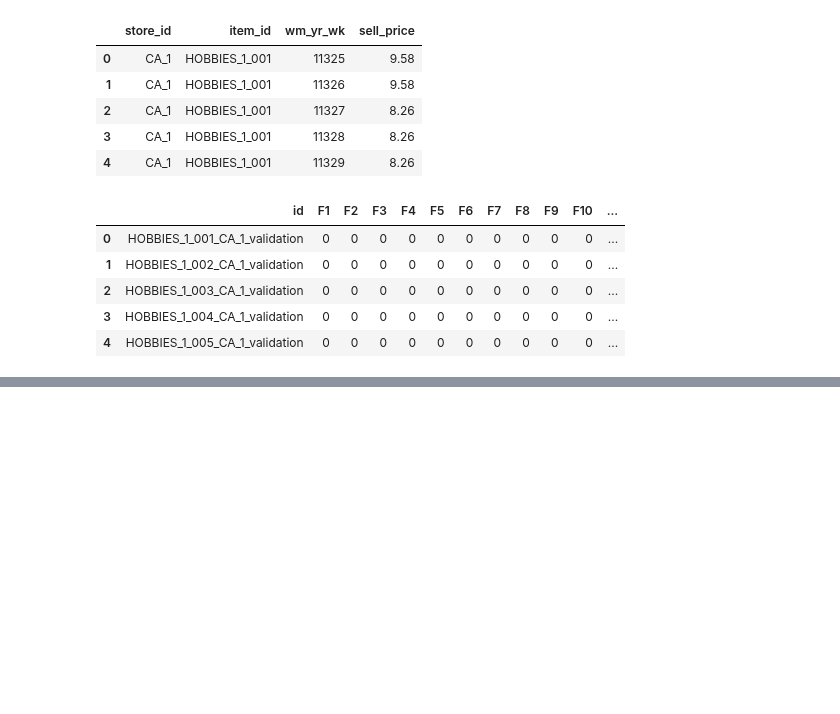
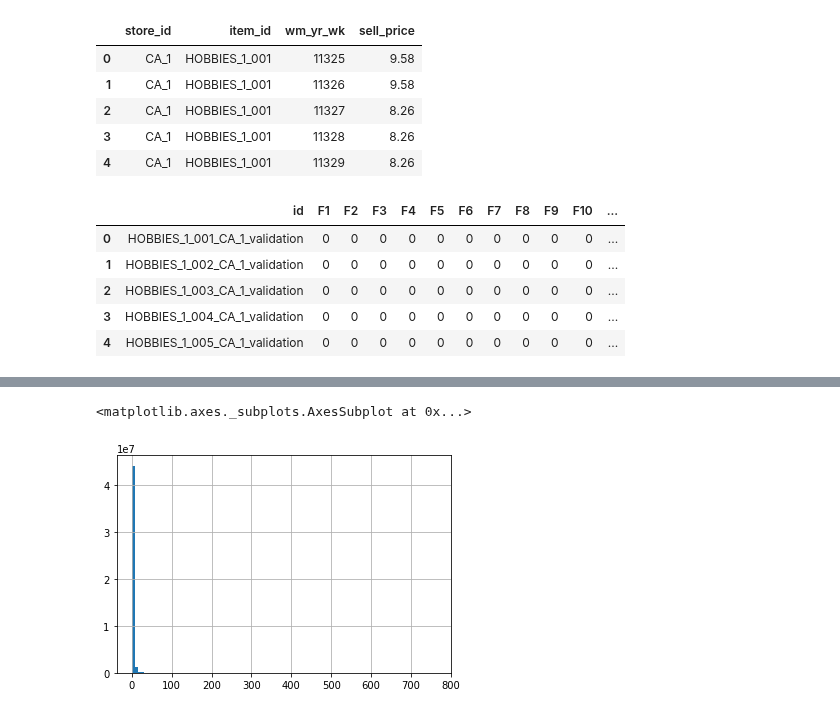
Before and after one commit to MitsuruFujiwara/M5-Forecasting-Accuracy, a Jupyter notebook: src/901_check_data.ipynb, the cells around one changed output, grey strips where cells are left out. Drawn from its saved outputs; the diff is of its cells as text; code cells hidden in the pictures; blank space fills up the shorter version.

Commit message:
update features sales

```diff
--- a/src/901_check_data.ipynb
+++ b/src/901_check_data.ipynb
@@ -64,0 +62,7 @@ df_sub.tail()
+# %%
+cols_date = [c for c in df_sales.columns if 'd_' in c]
+df_sales['pre_sale_flag'] = True
+# %%
+for c in tqdm_notebook(cols_date):
+    df_sales.loc[(df_sales[c]>0)&(df_sales['pre_sale_flag']),'pre_sale_flag'] = False
+    df_sales.loc[df_sales['pre_sale_flag'],c] = -1
@@ -64,0 +73,7 @@ df_sub.tail()
+# %%
+df_sales.drop('pre_sale_flag',axis=1,inplace=True)
+# %%
+df_sales.demand.hist(bins=100)
+# %% [output]
+<matplotlib.axes._subplots.AxesSubplot at 0x...>
+[figure, added]
```
Also changed, not shown: parts of 8 cells of this notebook, 2 other files.
